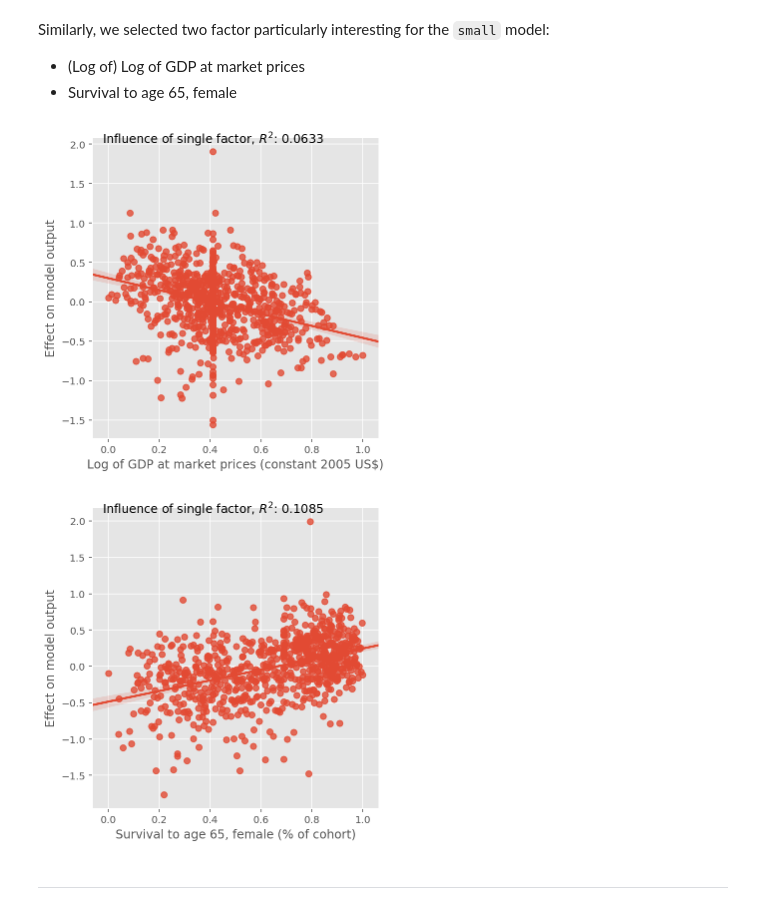
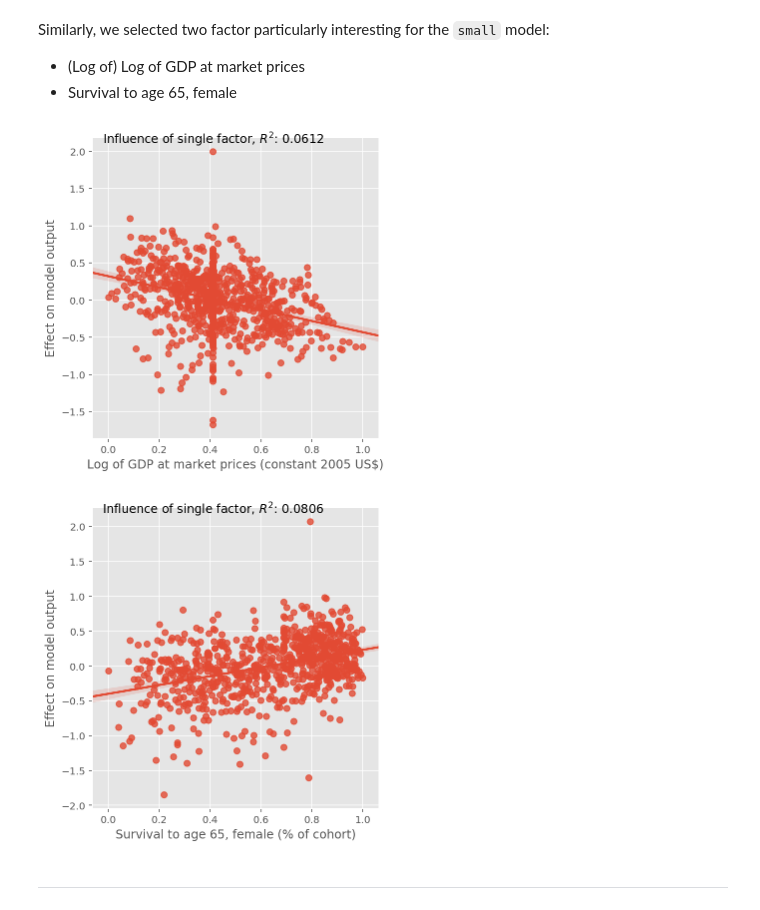
Before and after one commit to luciofaso/migration_analysis, a Jupyter notebook: EmigrationModel.ipynb, the cells around one changed output. Cells and saved outputs as stored; diff of their text form; code cells hidden in the pictures.

```diff
--- a/EmigrationModel.ipynb
+++ b/EmigrationModel.ipynb
@@ -92,7 +92,7 @@ if absolute==False:
 
 data_tot = data_tot.drop(['CountryCode','Emigration, % pop','Emigration, total',to_drop],axis=1)
 data_tot_ = pd.get_dummies(data_tot)
-X,y,input_name = sel_regressor(data_tot_,target)
+X,y,input_names = sel_regressor(data_tot_,target)
 # %% [markdown]
 ### Preprocessing
 # %%
@@ -182,3 +181,4 @@ TO DO: Comment this
 Graphical (and numerical) analysis of the effect of each single indicator.
 # %%
 from migration_func import single_factor_plot
+X_scaled = scaler.fit_transform(X)
@@ -201,11 +199,11 @@ Similarly, we selected two factor particularly interesting for the ``small`` mod
 * (Log of) Log of GDP at market prices
 * Survival to age 65, female
 # %%
-single_factor_plot('Log of GDP at market prices (constant 2005 US$)',small_lasso)
-single_factor_plot('Survival to age 65, female (% of cohort)',small_lasso)
+single_factor_plot('Log of GDP at market prices (constant 2005 US$)',X_scaled, y, input_names, small_lasso)
+single_factor_plot('Survival to age 65, female (% of cohort)',X_scaled, y, input_names, small_lasso)
 # %% [output]
-[figure, old version]
+[figure, new version]
-[figure, old version]
+[figure, new version]
 # %% [markdown]
 ----
 # %% [markdown]
```
Also changed, not shown: parts of 22 cells of this notebook, 1 other file.
